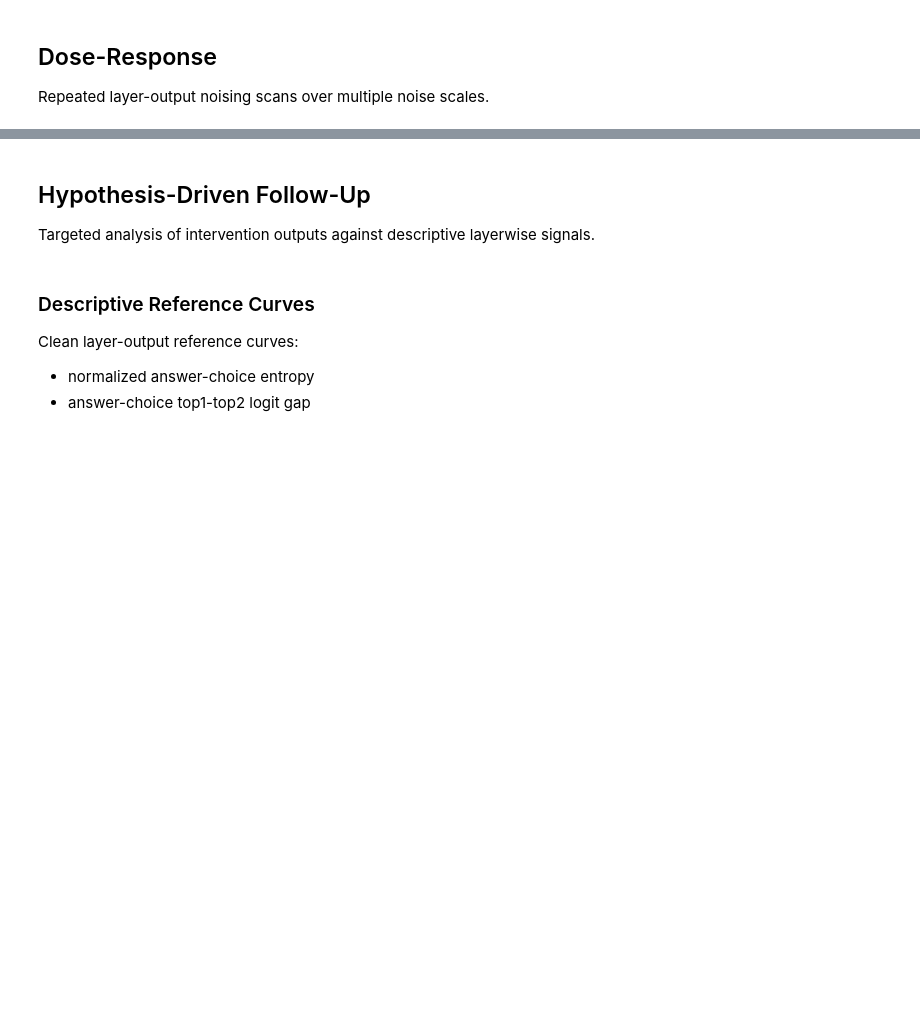
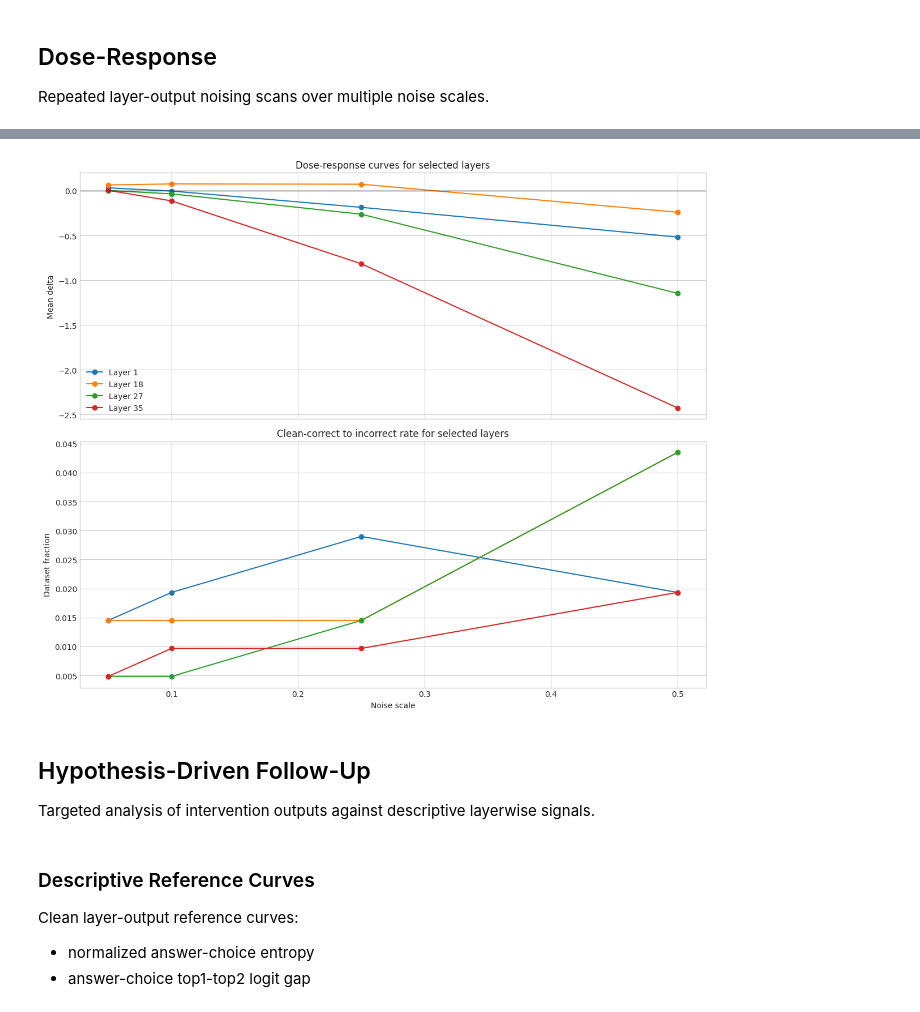
Before and after one commit to Mikolaj-MLP/Transformer-Decision-Traces, a Jupyter notebook: csqa_qwen_layer_noising_analysis.ipynb, the cells around one changed output, grey strips where cells are left out. Cells and saved outputs as stored; diff of their text form; code cells hidden in the pictures; blank space fills up the shorter version.

```diff
--- a/csqa_qwen_layer_noising_analysis.ipynb
+++ b/csqa_qwen_layer_noising_analysis.ipynb
@@ -760,23 +866,25 @@ plt.show()
 # %%
-selected_layers = sorted({1, max(1, L // 2), L})
+selected_layers = sorted({1, max(1, L // 2), 27, L-1})
 fig, axes = plt.subplots(2, 1, figsize=(12, 10), sharex=True)
 
 for layer_index_1based in selected_layers:
     part = dose_response_summary.loc[dose_response_summary["layer_index_1based"].eq(layer_index_1based)].sort_values("noise_scale")
     axes[0].plot(part["noise_scale"], part["mean_correct_margin_delta"], marker="o", label=f"Layer {layer_index_1based}")
     axes[1].plot(part["noise_scale"], part["clean_correct_break_rate"], marker="o", label=f"Layer {layer_index_1based}")
 
 axes[0].axhline(0.0, color="black", linewidth=1, alpha=0.6)
 axes[0].set_ylabel("Mean delta")
 axes[0].set_title("Dose-response curves for selected layers")
 axes[0].legend()
 
 axes[1].set_xlabel("Noise scale")
 axes[1].set_ylabel("Dataset fraction")
 axes[1].set_title("Clean-correct to incorrect rate for selected layers")
 
 plt.tight_layout()
 plt.show()
+# %% [output]
+[figure, added]
 # %% [markdown]
 ## Hypothesis-Driven Follow-Up
 
```
Also changed, not shown: parts of 23 cells of this notebook.
